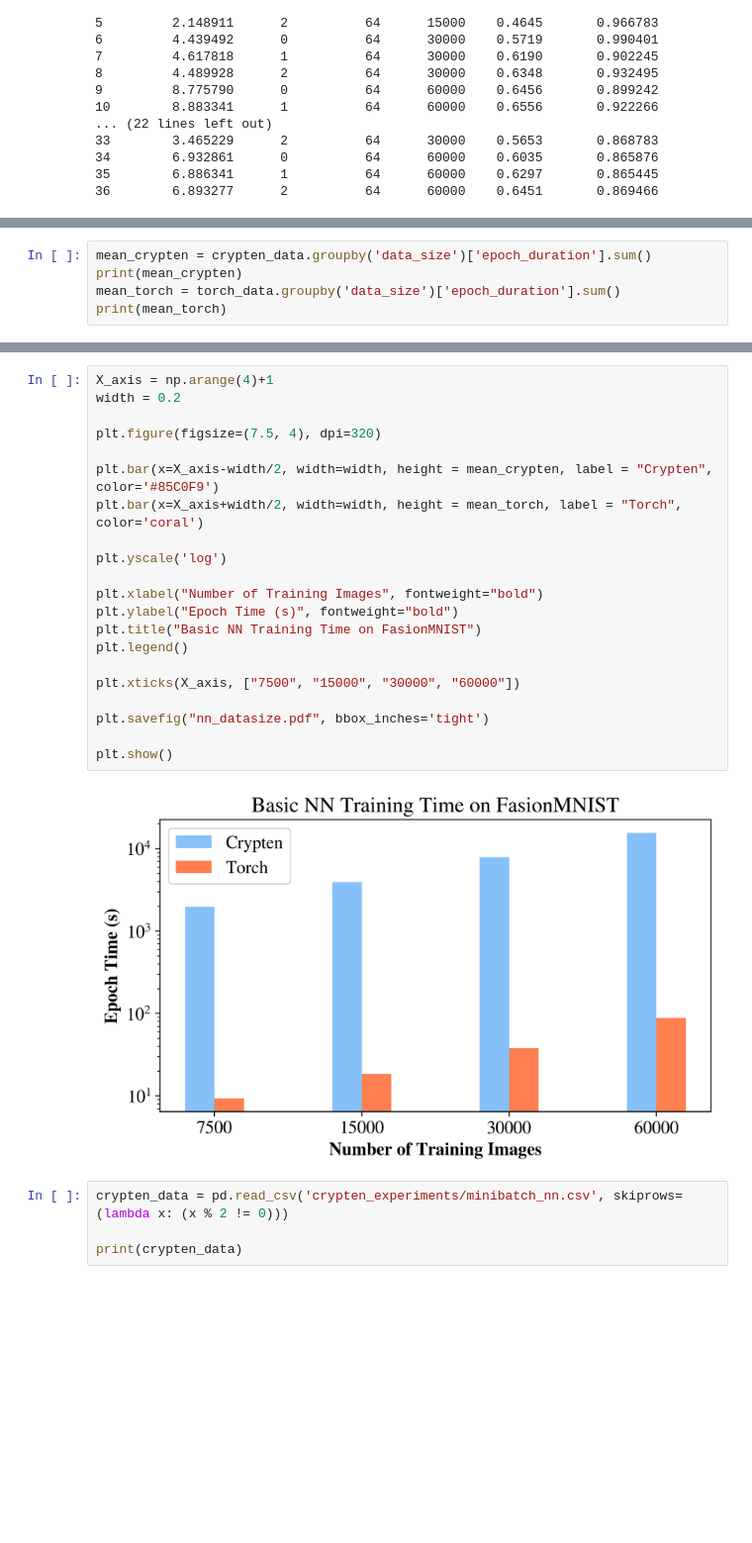
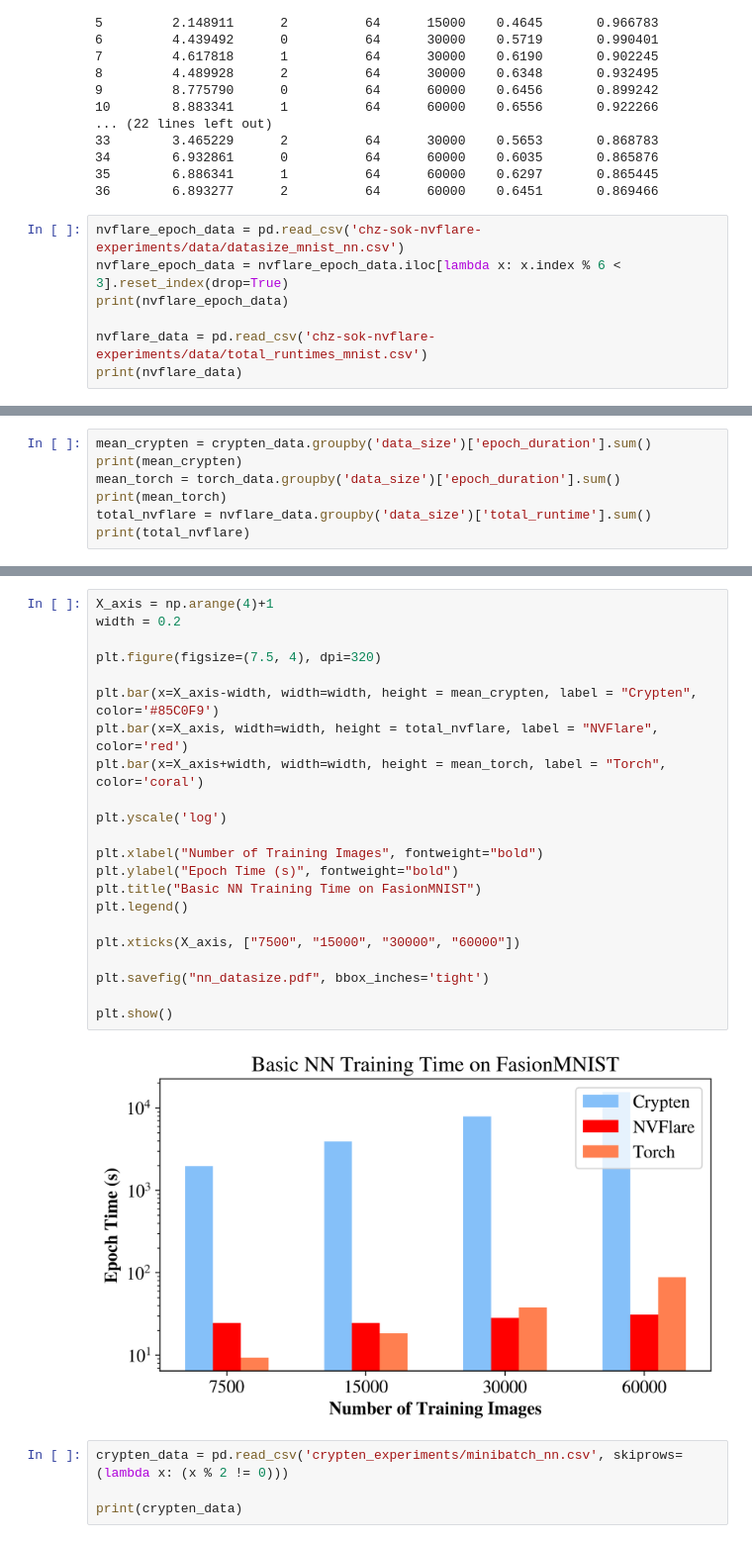
Before and after one commit to Dumplingz/chz-eab-nn-experiments, a Jupyter notebook: data_parsing.ipynb, the cells around one changed output, grey strips where cells are left out. Shown at 99% size. Drawn from its saved outputs; the diff is of its cells as text; blank space fills up the shorter version.

Commit message:
moar graphs - mnist

```diff
--- a/data_parsing.ipynb
+++ b/data_parsing.ipynb
@@ -56,3 +56,10 @@ print(torch_data)
 34        6.932861      0          64      60000    0.6035       0.865876
 35        6.886341      1          64      60000    0.6297       0.865445
 36        6.893277      2          64      60000    0.6451       0.869466
+# %%
+nvflare_epoch_data = pd.read_csv('chz-sok-nvflare-experiments/data/datasize_mnist_nn.csv')
+nvflare_epoch_data = nvflare_epoch_data.iloc[lambda x: x.index % 6 < 3].reset_index(drop=True)
+print(nvflare_epoch_data)
+
+nvflare_data = pd.read_csv('chz-sok-nvflare-experiments/data/total_runtimes_mnist.csv')
+print(nvflare_data)
@@ -61,6 +87,8 @@ mean_crypten = crypten_data.groupby('data_size')['epoch_duration'].sum()
 print(mean_crypten)
 mean_torch = torch_data.groupby('data_size')['epoch_duration'].sum()
 print(mean_torch)
+total_nvflare = nvflare_data.groupby('data_size')['total_runtime'].sum()
+print(total_nvflare)
 # %% [output]
 data_size
 7500      1966.687584
@@ -77,26 +111,27 @@ Name: epoch_duration, dtype: float64
 # %%
 X_axis = np.arange(4)+1
 width = 0.2
 
 plt.figure(figsize=(7.5, 4), dpi=320)
 
-plt.bar(x=X_axis-width/2, width=width, height = mean_crypten, label = "Crypten", color='#85C0F9')
-plt.bar(x=X_axis+width/2, width=width, height = mean_torch, label = "Torch", color='coral')
+plt.bar(x=X_axis-width, width=width, height = mean_crypten, label = "Crypten", color='#85C0F9')
+plt.bar(x=X_axis, width=width, height = total_nvflare, label = "NVFlare", color='red')
+plt.bar(x=X_axis+width, width=width, height = mean_torch, label = "Torch", color='coral')
 
 plt.yscale('log')
 
 plt.xlabel("Number of Training Images", fontweight="bold")
 plt.ylabel("Epoch Time (s)", fontweight="bold")
 plt.title("Basic NN Training Time on FasionMNIST")
 plt.legend()
 
 plt.xticks(X_axis, ["7500", "15000", "30000", "60000"])
 
 plt.savefig("nn_datasize.pdf", bbox_inches='tight')
 
 plt.show()
 # %% [output]
-[figure, old version]
+[figure, new version]
 # %%
 crypten_data = pd.read_csv('crypten_experiments/minibatch_nn.csv', skiprows=(lambda x: (x % 2 != 0)))
 
```
Also changed, not shown: parts of 2 cells of this notebook.
